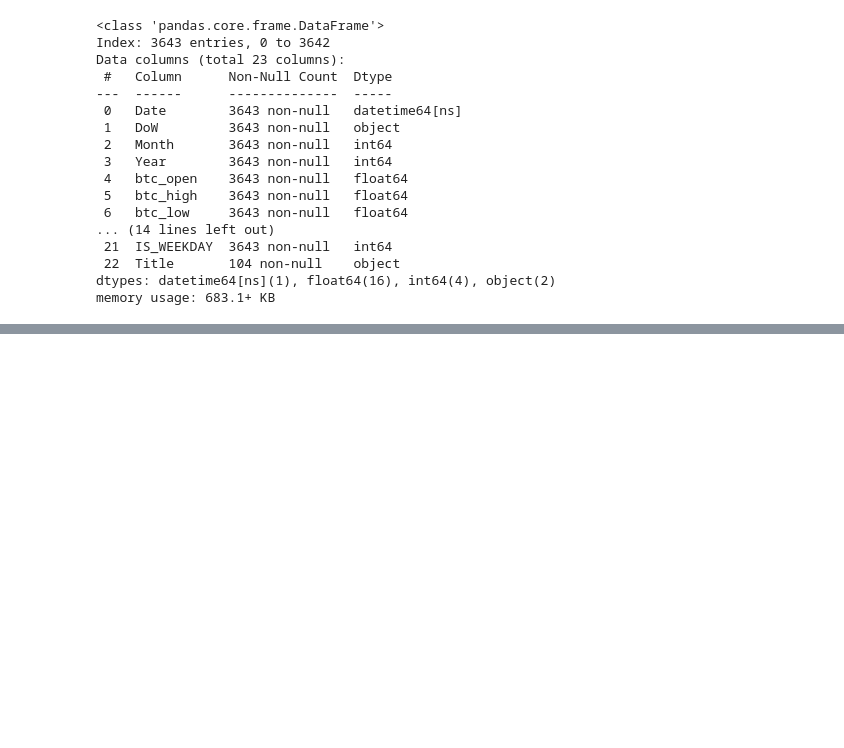
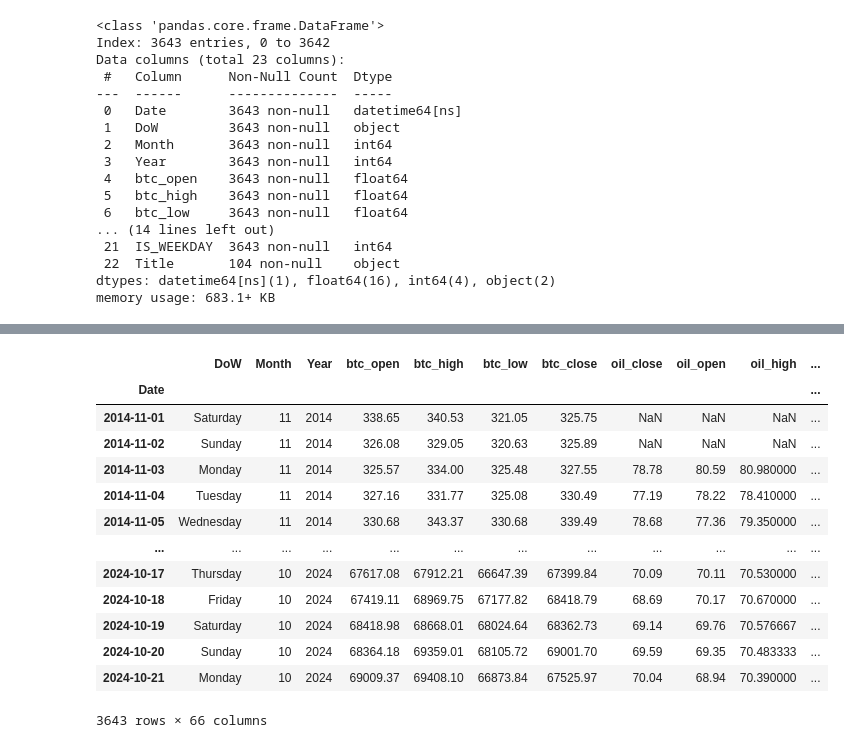
Before and after one commit to coderacheal/Inter-Market-Dynamics-Gold-Oil-Bitcoin-Dollar-Index, a Jupyter notebook: Notebook.ipynb, the cells around one changed output, grey strips where cells are left out. Cells and saved outputs as stored; diff of their text form; code cells hidden in the pictures; blank space fills up the shorter version.

```diff
--- a/Notebook.ipynb
+++ b/Notebook.ipynb
@@ -5,7 +5,7 @@ import seaborn as sns
 import matplotlib.pyplot as plt
 import re
 # %%
-df = pd.read_csv('/Users/h.h/Downloads/BAnDS/Fall 2024/5193 -  Programming I DS/Project/final_dataset.csv')
+df = pd.read_csv('final_dataset.csv')
 # %%
 df.info()
 # %% [output]
@@ -142,3 +164,20 @@ for asset in assets:
     df[f'{asset}_rolling_volatility_30'] = df[f'{asset}_daily_pct_change'].rolling(window=30).std()
 # %%
 df2= df
+# %%
+df
+# %% [output]
+|  | DoW | Month | Year | btc_open | btc_high | btc_low | btc_close | oil_close | oil_open | oil_high | ... |
+| Date |  |  |  |  |  |  |  |  |  |  | ... |
+| 2014-11-01 | Saturday | 11 | 2014 | 338.65 | 340.53 | 321.05 | 325.75 | NaN | NaN | NaN | ... |
+| 2014-11-02 | Sunday | 11 | 2014 | 326.08 | 329.05 | 320.63 | 325.89 | NaN | NaN | NaN | ... |
+| 2014-11-03 | Monday | 11 | 2014 | 325.57 | 334.00 | 325.48 | 327.55 | 78.78 | 80.59 | 80.980000 | ... |
+| 2014-11-04 | Tuesday | 11 | 2014 | 327.16 | 331.77 | 325.08 | 330.49 | 77.19 | 78.22 | 78.410000 | ... |
+| 2014-11-05 | Wednesday | 11 | 2014 | 330.68 | 343.37 | 330.68 | 339.49 | 78.68 | 77.36 | 79.350000 | ... |
+| ... | ... | ... | ... | ... | ... | ... | ... | ... | ... | ... | ... |
+| 2024-10-17 | Thursday | 10 | 2024 | 67617.08 | 67912.21 | 66647.39 | 67399.84 | 70.09 | 70.11 | 70.530000 | ... |
+| 2024-10-18 | Friday | 10 | 2024 | 67419.11 | 68969.75 | 67177.82 | 68418.79 | 68.69 | 70.17 | 70.670000 | ... |
+| 2024-10-19 | Saturday | 10 | 2024 | 68418.98 | 68668.01 | 68024.64 | 68362.73 | 69.14 | 69.76 | 70.576667 | ... |
+| 2024-10-20 | Sunday | 10 | 2024 | 68364.18 | 69359.01 | 68105.72 | 69001.70 | 69.59 | 69.35 | 70.483333 | ... |
+| 2024-10-21 | Monday | 10 | 2024 | 69009.37 | 69408.10 | 66873.84 | 67525.97 | 70.04 | 68.94 | 70.390000 | ... |
+3643 rows × 66 columns
```
Also changed, not shown: parts of 4 cells of this notebook, 6 other files.
